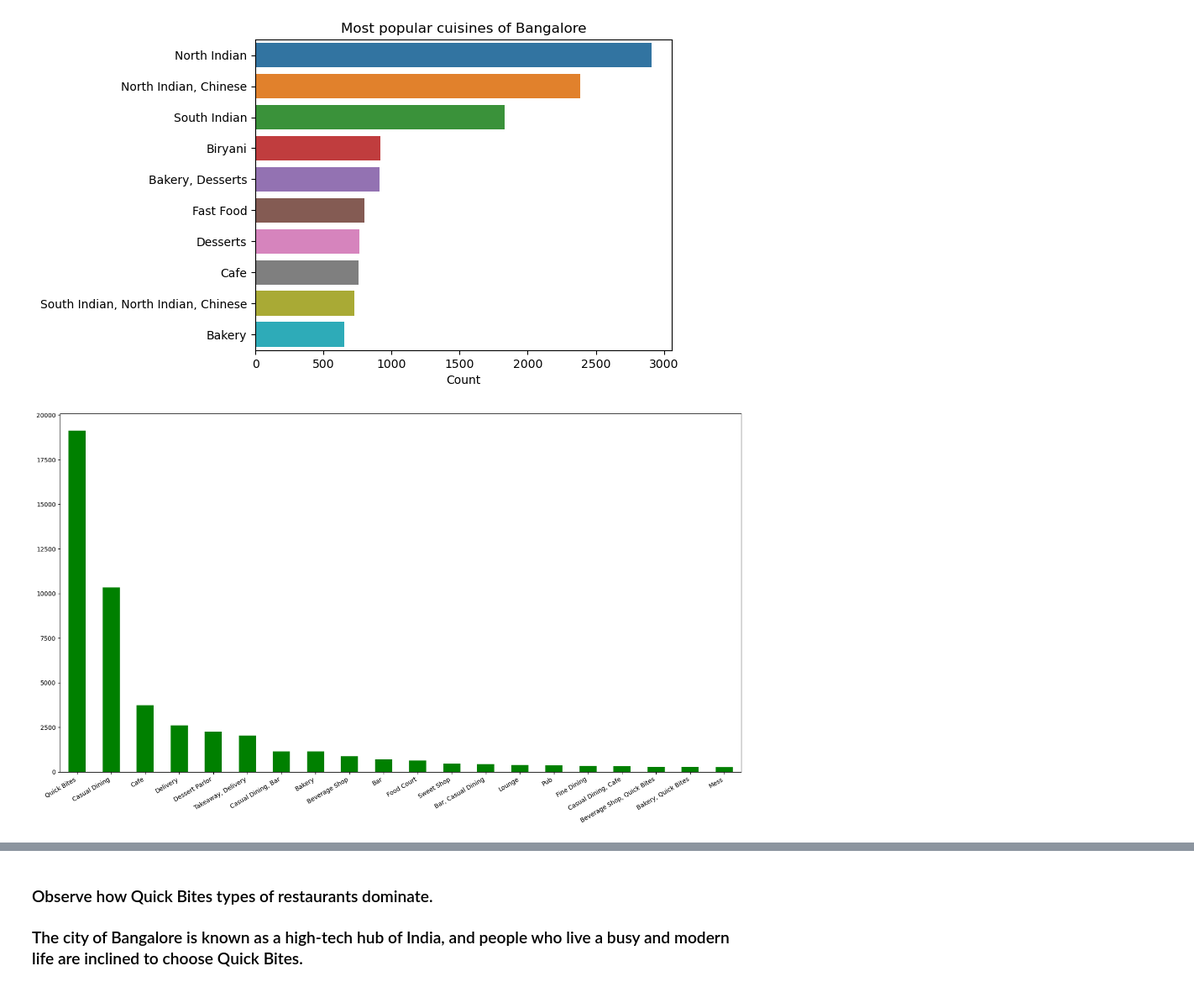
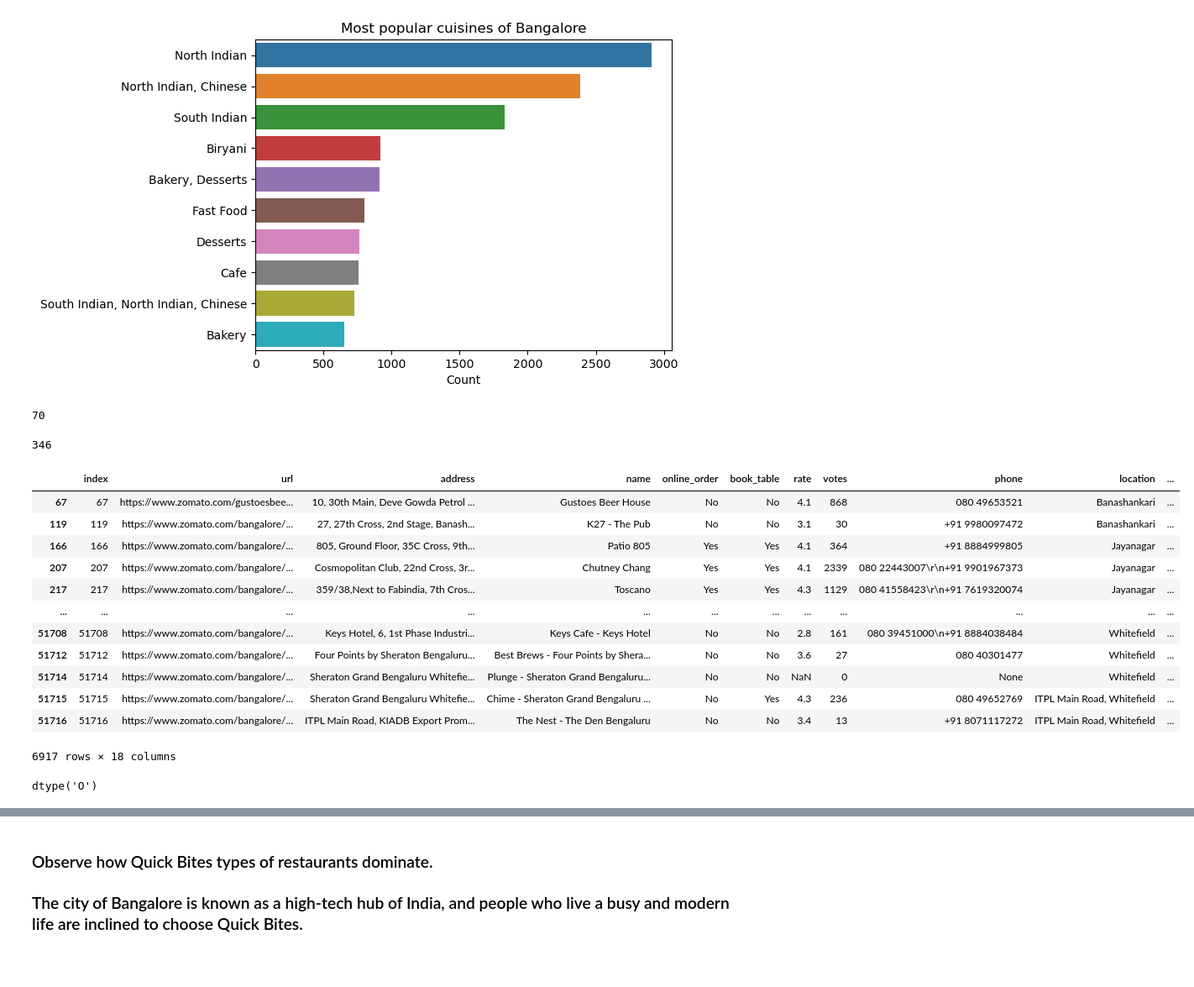
Before and after one commit to malvika-mall/Geospatial-Analysis-Zomato, a Jupyter notebook: Zomato EDA & Geospatial Analysis .ipynb, the cells around one changed output, grey strips where cells are left out. Shown at 84% size. Saved outputs shown, nothing was run; the diff lists cells and outputs as text; code cells hidden in the pictures; blank space fills up the shorter version.

```diff
--- a/Zomato EDA & Geospatial Analysis .ipynb
+++ b/Zomato EDA & Geospatial Analysis .ipynb
@@ -265,10 +265,11 @@ plt.title("Most popular cuisines of Bangalore")
 # %% [output]
 Text(0.5, 1.0, 'Most popular cuisines of Bangalore')
 [figure]
-# %%
-#plot Types of Restaurants in Banglore
-plt.figure(figsize=(20,12))
-df['rest_type'].value_counts().nlargest(20).plot.bar(color='green')
-plt.gcf().autofmt_xdate()
-# %% [output]
-[figure, removed]
+# %%
+len(df['approx_cost(for two people)'].value_counts())
+# %% [output]
+70
+# %%
+df['approx_cost(for two people)'].isna().sum()
+# %% [output]
+346
@@ -274,0 +278,27 @@ plt.gcf().autofmt_xdate()
+# %%
+def is_float(x):
+    try:
+        float(x)
+    except:
+        return False
+    return True
+# %%
+df[~df['approx_cost(for two people)'].apply(is_float)]
+# %% [output]
+|  | index | url | address | name | online_order | book_table | rate | votes | phone | location | ... |
+| 67 | 67 | https://www.zomato.com/gustoesbee... | 10, 30th Main, Deve Gowda Petrol ... | Gustoes Beer House | No | No | 4.1 | 868 | 080 49653521 | Banashankari | ... |
+| 119 | 119 | https://www.zomato.com/bangalore/... | 27, 27th Cross, 2nd Stage, Banash... | K27 - The Pub | No | No | 3.1 | 30 | +91 9980097472 | Banashankari | ... |
+| 166 | 166 | https://www.zomato.com/bangalore/... | 805, Ground Floor, 35C Cross, 9th... | Patio 805 | Yes | Yes | 4.1 | 364 | +91 8884999805 | Jayanagar | ... |
+| 207 | 207 | https://www.zomato.com/bangalore/... | Cosmopolitan Club, 22nd Cross, 3r... | Chutney Chang | Yes | Yes | 4.1 | 2339 | 080 22443007\r\n+91 9901967373 | Jayanagar | ... |
+| 217 | 217 | https://www.zomato.com/bangalore/... | 359/38,Next to Fabindia, 7th Cros... | Toscano | Yes | Yes | 4.3 | 1129 | 080 41558423\r\n+91 7619320074 | Jayanagar | ... |
+| ... | ... | ... | ... | ... | ... | ... | ... | ... | ... | ... | ... |
+| 51708 | 51708 | https://www.zomato.com/bangalore/... | Keys Hotel, 6, 1st Phase Industri... | Keys Cafe - Keys Hotel | No | No | 2.8 | 161 | 080 39451000\n+91 8884038484 | Whitefield | ... |
+| 51712 | 51712 | https://www.zomato.com/bangalore/... | Four Points by Sheraton Bengaluru... | Best Brews - Four Points by Shera... | No | No | 3.6 | 27 | 080 40301477 | Whitefield | ... |
+| 51714 | 51714 | https://www.zomato.com/bangalore/... | Sheraton Grand Bengaluru Whitefie... | Plunge - Sheraton Grand Bengaluru... | No | No | NaN | 0 | None | Whitefield | ... |
+| 51715 | 51715 | https://www.zomato.com/bangalore/... | Sheraton Grand Bengaluru Whitefie... | Chime - Sheraton Grand Bengaluru ... | No | Yes | 4.3 | 236 | 080 49652769 | ITPL Main Road, Whitefield | ... |
+| 51716 | 51716 | https://www.zomato.com/bangalore/... | ITPL Main Road, KIADB Export Prom... | The Nest - The Den Bengaluru | No | No | 3.4 | 13 | +91 8071117272 | ITPL Main Road, Whitefield | ... |
+6917 rows × 18 columns
+# %%
+df['approx_cost(for two people)'].dtype
+# %% [output]
+dtype('O')
```
Also changed, not shown: parts of 9 cells of this notebook.
